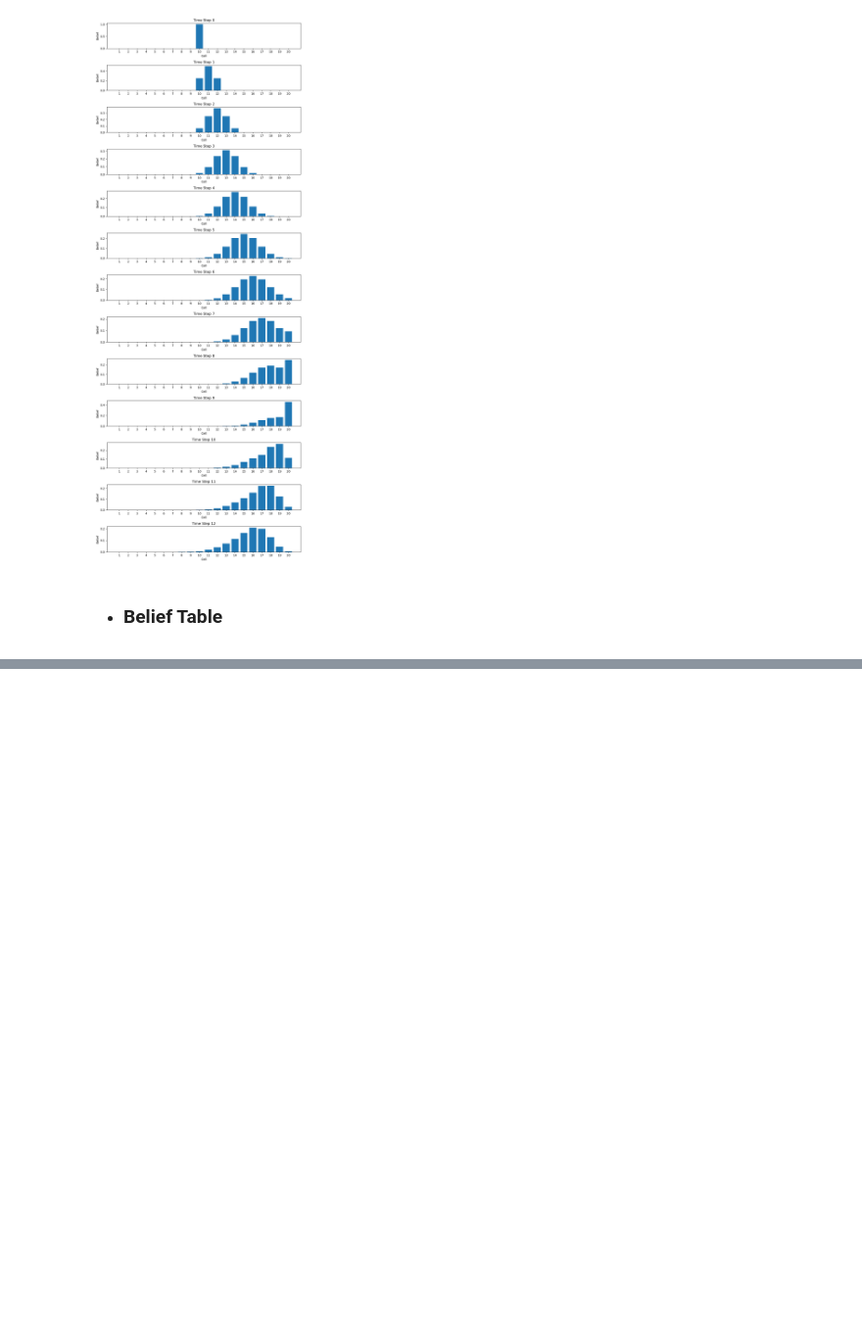
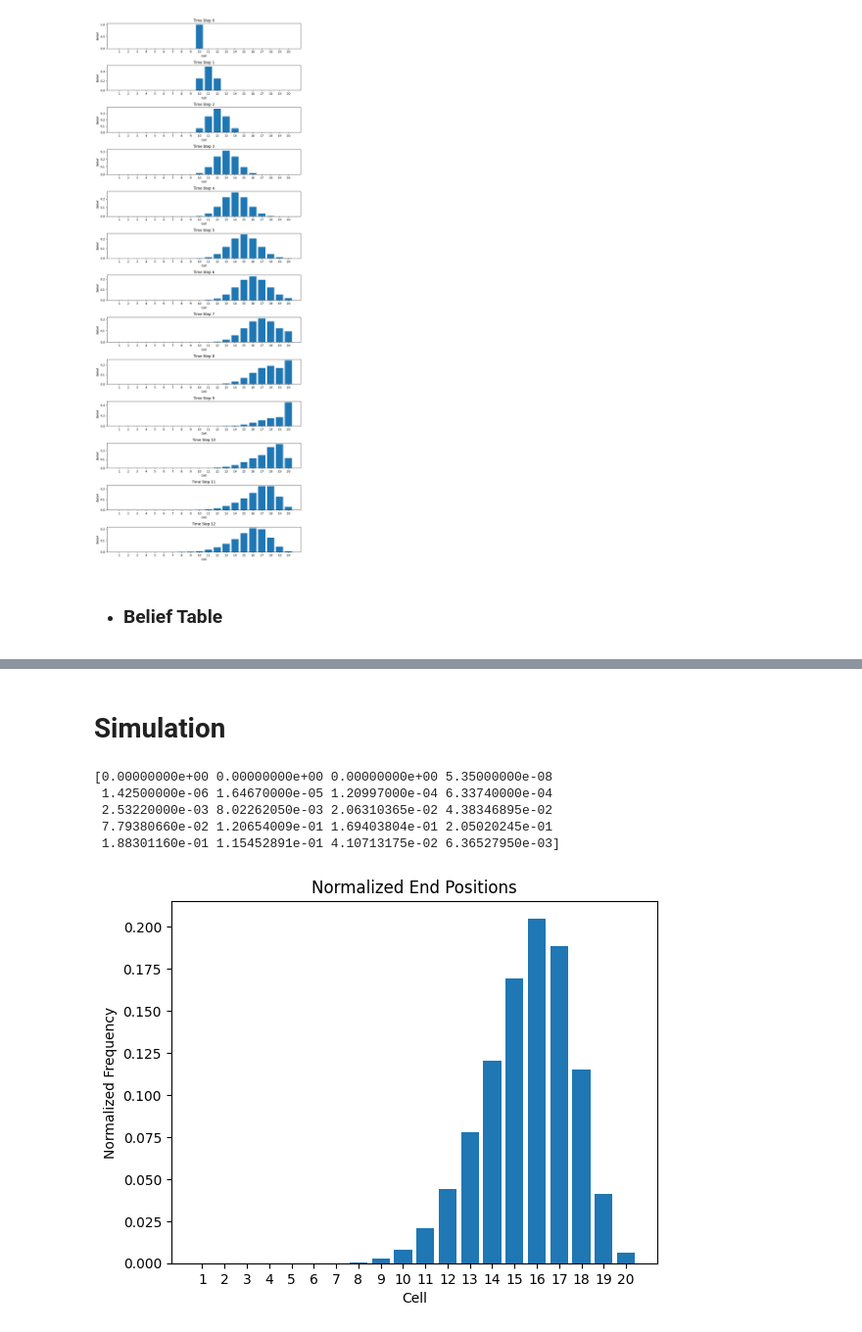
Before and after one commit to calvinbootsman/Data-Fusion-Architecture, a Jupyter notebook: Assignment 1.ipynb, the cells around one changed output, grey strips where cells are left out. Shown: that part at 98% size. Cells and saved outputs as stored; diff of their text form; code cells hidden in the pictures; blank space fills up the shorter version.

Commit message:
added the simulation

```diff
--- a/Assignment 1.ipynb
+++ b/Assignment 1.ipynb
@@ -121,3 +121,61 @@ display(belief_table)
 | Time Step 10 | 0.0 | 0.0 | 0.0 | 0.000000e+00 | 0.000000 | 0.000000e+00 | 0.000000 | 8.726247e-07 | 0.000017 | 0.000166 | 0.000995 | ... |
 | Time Step 11 | 0.0 | 0.0 | 0.0 | 0.000000e+00 | 0.000000 | 2.181562e-07 | 0.000005 | 5.039408e-05 | 0.000336 | 0.001596 | 0.005745 | ... |
 | Time Step 12 | 0.0 | 0.0 | 0.0 | 5.453904e-08 | 0.000001 | 1.505278e-05 | 0.000110 | 5.795319e-04 | 0.002318 | 0.007341 | 0.018876 | ... |
+# %% [markdown]
+# Simulation
+# %%
+import cupy as cp
+import matplotlib.pyplot as plt
+
+def simulate_vectorized_incremental(num_simulations, num_forward, num_backward, grid_size=20, chunk_size=100_000_000):
+    total_counts = cp.zeros(grid_size, dtype=cp.int32)  # To accumulate counts
+
+    num_chunks = num_simulations // chunk_size
+    for chunk in range(num_chunks):
+        # Simulate a chunk of simulations
+        positions = cp.full(chunk_size, 9, dtype=cp.int32)  # Start all at position 9
+
+        # Forward movements
+        for _ in range(num_forward):
+            moves = cp.random.choice(cp.array([0, 1, 2]), size=chunk_size, p=cp.array([0.25, 0.50, 0.25]))
+            positions = cp.clip(positions + moves, 0, grid_size - 1)
+
+        # Backward movements
+        for _ in range(num_backward):
+            moves = cp.random.choice(cp.array([0, -1, -2]), size=chunk_size, p=cp.array([0.25, 0.50, 0.25]))
+            positions = cp.clip(positions + moves, 0, grid_size - 1)
+
+        # Use cp.add.at for in-place accumulation
+        cp.add.at(total_counts, positions, 1)
+
+    # Normalize the final count
+    normalized_end_positions = total_counts / total_counts.sum()
+    return normalized_end_positions
+
+# Run the simulation with 2 billion * 100 million simulations
+num_simulations = 2_000_000_000
+num_forward = 9
+num_backward = 3
+grid_size = 20
+
+# This will accumulate counts in place without requiring chunked arrays
+normalized_end_positions = simulate_vectorized_incremental(num_simulations, num_forward, num_backward, grid_size)
+
+# Transfer to CPU for further analysis or plotting
+normalized_end_positions = cp.asnumpy(normalized_end_positions)
+
+print(normalized_end_positions)
+# Plot the results
+plt.bar(range(1, grid_size + 1), normalized_end_positions)
+plt.xlabel('Cell')
+plt.ylabel('Normalized Frequency')
+plt.title('Normalized End Positions')
+plt.xticks(range(1, grid_size + 1))
+plt.show()
+# %% [output]
+[0.00000000e+00 0.00000000e+00 0.00000000e+00 5.35000000e-08
+ 1.42500000e-06 1.64670000e-05 1.20997000e-04 6.33740000e-04
+ 2.53220000e-03 8.02262050e-03 2.06310365e-02 4.38346895e-02
+ 7.79380660e-02 1.20654009e-01 1.69403804e-01 2.05020245e-01
+ 1.88301160e-01 1.15452891e-01 4.10713175e-02 6.36527950e-03]
+[figure, added]
```
